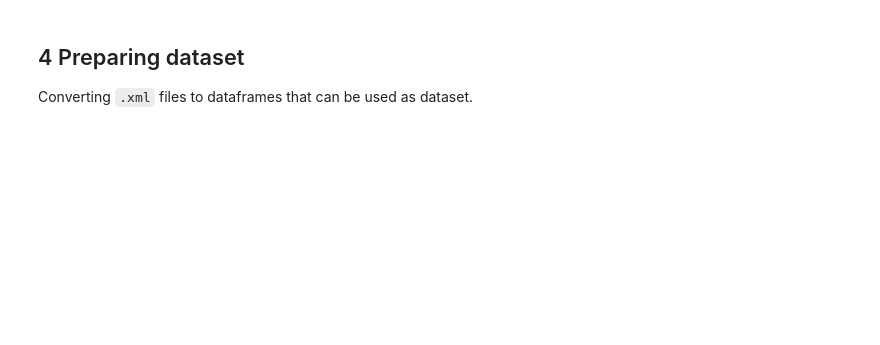
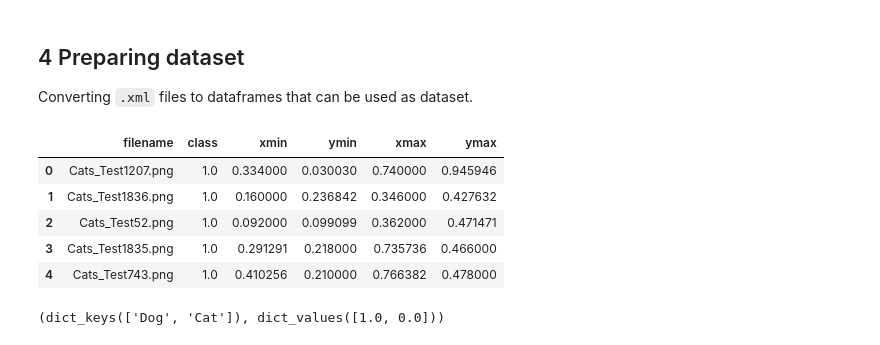
Before and after one commit to m10singh94/ClassificationAndBoundingBoxPrediction, a Jupyter notebook: ClassificationWithBoundingBoxPrediction.ipynb, the cells around one changed output. Saved outputs shown, nothing was run; the diff lists cells and outputs as text; code cells hidden in the pictures; blank space fills up the shorter version.

```diff
--- a/ClassificationWithBoundingBoxPrediction.ipynb
+++ b/ClassificationWithBoundingBoxPrediction.ipynb
@@ -180,3 +183,40 @@ plt.imshow(img)
 # %% [markdown]
 ## 4 Preparing dataset
 Converting `.xml` files to dataframes that can be used as dataset.
+# %%
+images_desc = []
+
+for file in annotations:
+  with open(os.path.join(directory,file), 'r') as f:
+    content = f.read()
+
+  data = BeautifulSoup(content, 'xml')
+
+  filename = data.find("filename").text.strip()
+  width = int(data.find("size").width.text)
+  height = int(data.find("size").height.text)
+  class_name = data.find("object").find("name").text
+  xmin = int(data.find("object").find("bndbox").find("xmin").text) / width
+  ymin = int(data.find("object").find("bndbox").find("ymin").text) / height
+  xmax = int(data.find("object").find("bndbox").find("xmax").text) / width
+  ymax = int(data.find("object").find("bndbox").find("ymax").text) / height
+
+  images_desc.append([filename, class_name, xmin, ymin, xmax, ymax])
+# %%
+# import pandas as pd
+df = pd.DataFrame(images_desc,columns=['filename','class','xmin','ymin','xmax','ymax'])
+df.drop_duplicates(subset=['filename'],inplace=True)
+df['class'] = df['class'].apply(lambda x: 1.0 if x=='dog' else 0.0)
+df.head()
+# %% [output]
+|  | filename | class | xmin | ymin | xmax | ymax |
+| 0 | Cats_Test1207.png | 1.0 | 0.334000 | 0.030030 | 0.740000 | 0.945946 |
+| 1 | Cats_Test1836.png | 1.0 | 0.160000 | 0.236842 | 0.346000 | 0.427632 |
+| 2 | Cats_Test52.png | 1.0 | 0.092000 | 0.099099 | 0.362000 | 0.471471 |
+| 3 | Cats_Test1835.png | 1.0 | 0.291291 | 0.218000 | 0.735736 | 0.466000 |
+| 4 | Cats_Test743.png | 1.0 | 0.410256 | 0.210000 | 0.766382 | 0.478000 |
+# %%
+class_dict = {'Dog':1.0, 'Cat':0.0}
+class_dict.keys(), class_dict.values()
+# %% [output]
+(dict_keys(['Dog', 'Cat']), dict_values([1.0, 0.0]))
```
Also changed, not shown: parts of 11 cells of this notebook.
